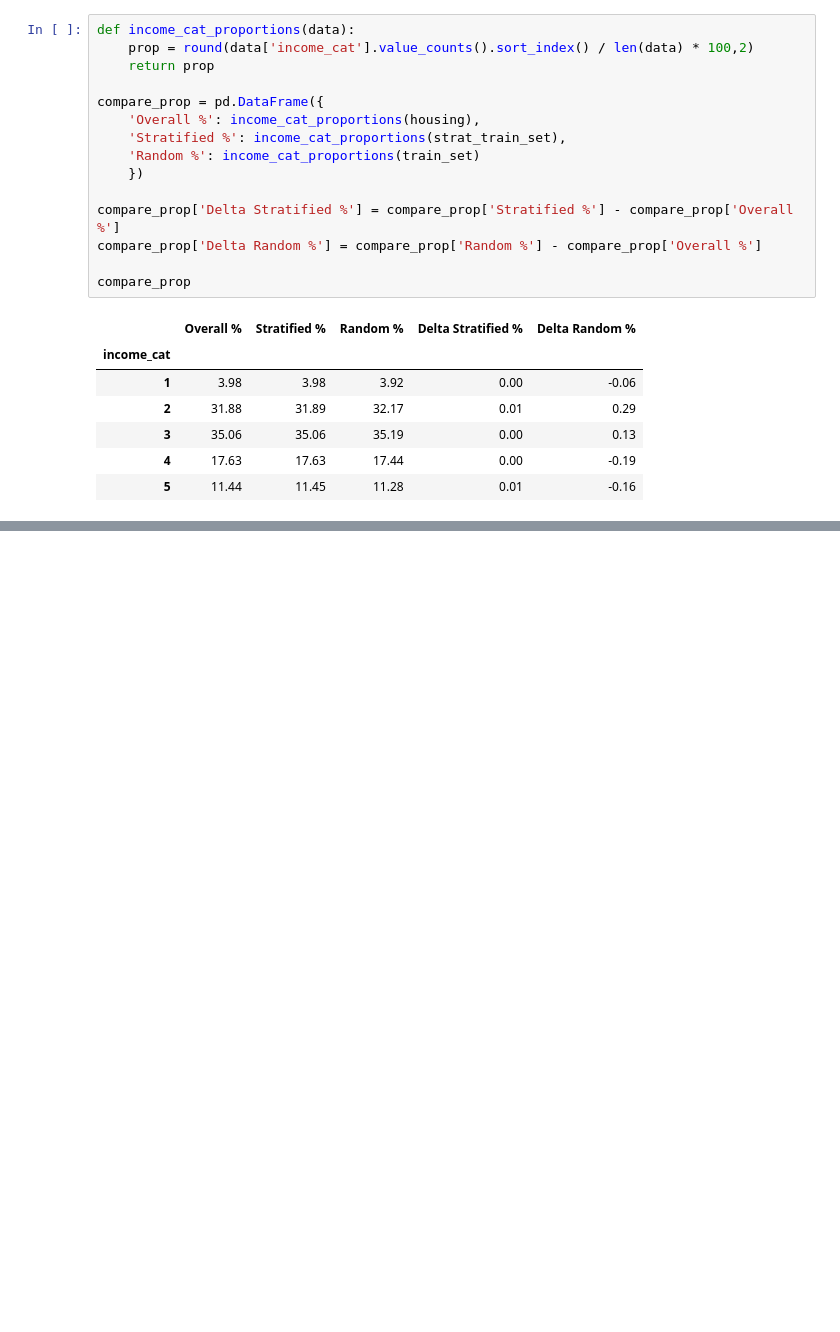
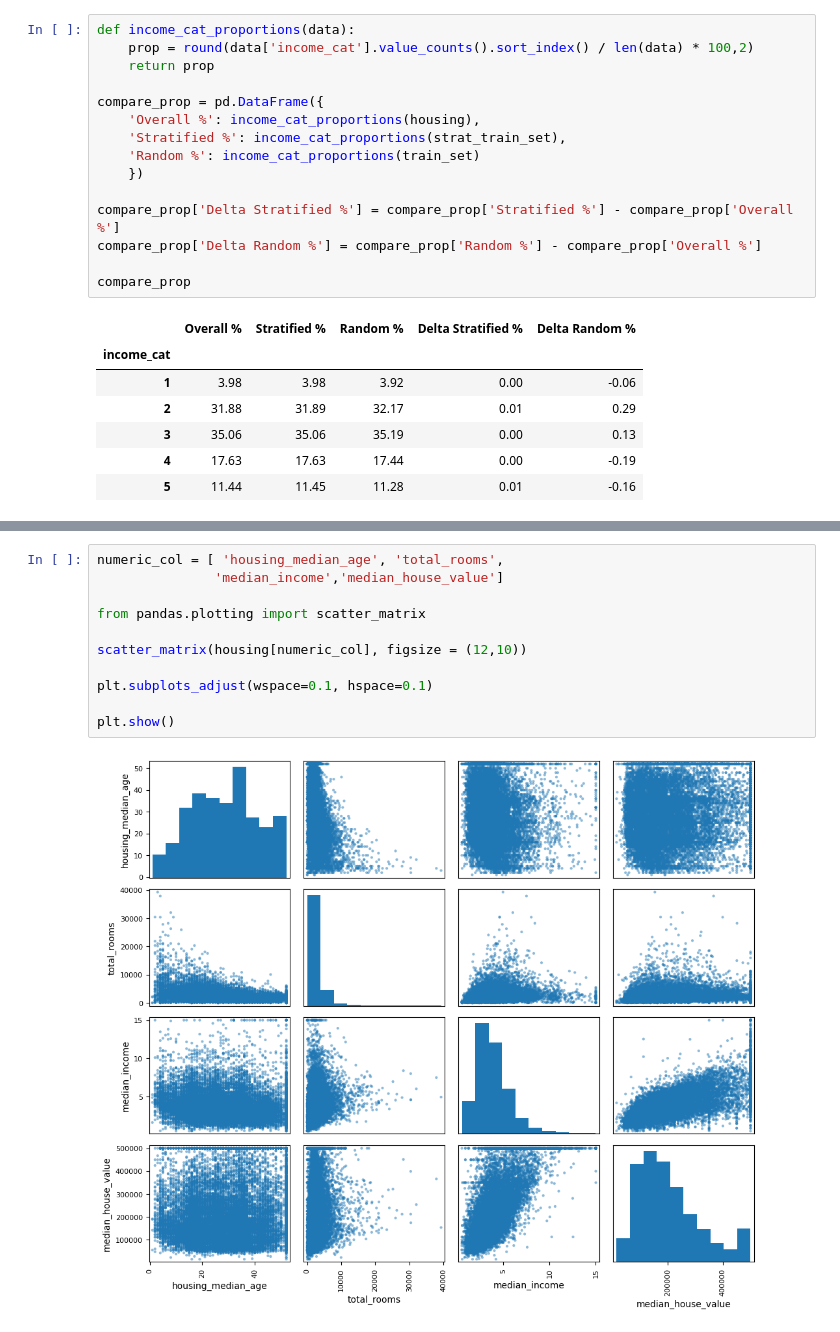
Before and after one commit to nikhilnjha/handson-ml3, a Jupyter notebook: 02_end_to_end_ml.ipynb, the cells around one changed output, grey strips where cells are left out. Saved outputs shown, nothing was run; the diff lists cells and outputs as text; blank space fills up the shorter version.

```diff
--- a/02_end_to_end_ml.ipynb
+++ b/02_end_to_end_ml.ipynb
@@ -149,0 +212,13 @@ compare_prop
+# %%
+numeric_col = [ 'housing_median_age', 'total_rooms',
+               'median_income','median_house_value']
+
+from pandas.plotting import scatter_matrix
+
+scatter_matrix(housing[numeric_col], figsize = (12,10))
+
+plt.subplots_adjust(wspace=0.1, hspace=0.1)
+
+plt.show()
+# %% [output]
+[figure, added]
```
Also changed, not shown: parts of 49 cells of this notebook, 1 other file.
